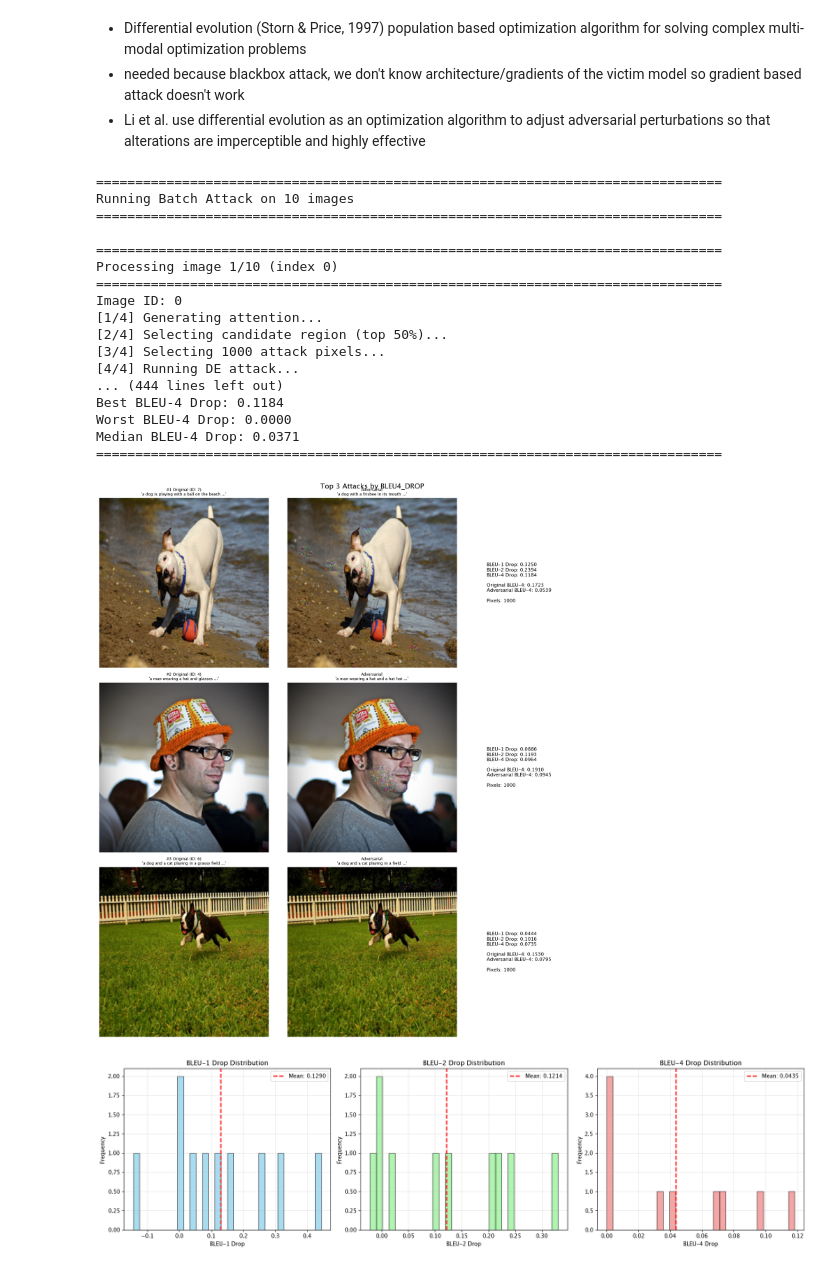
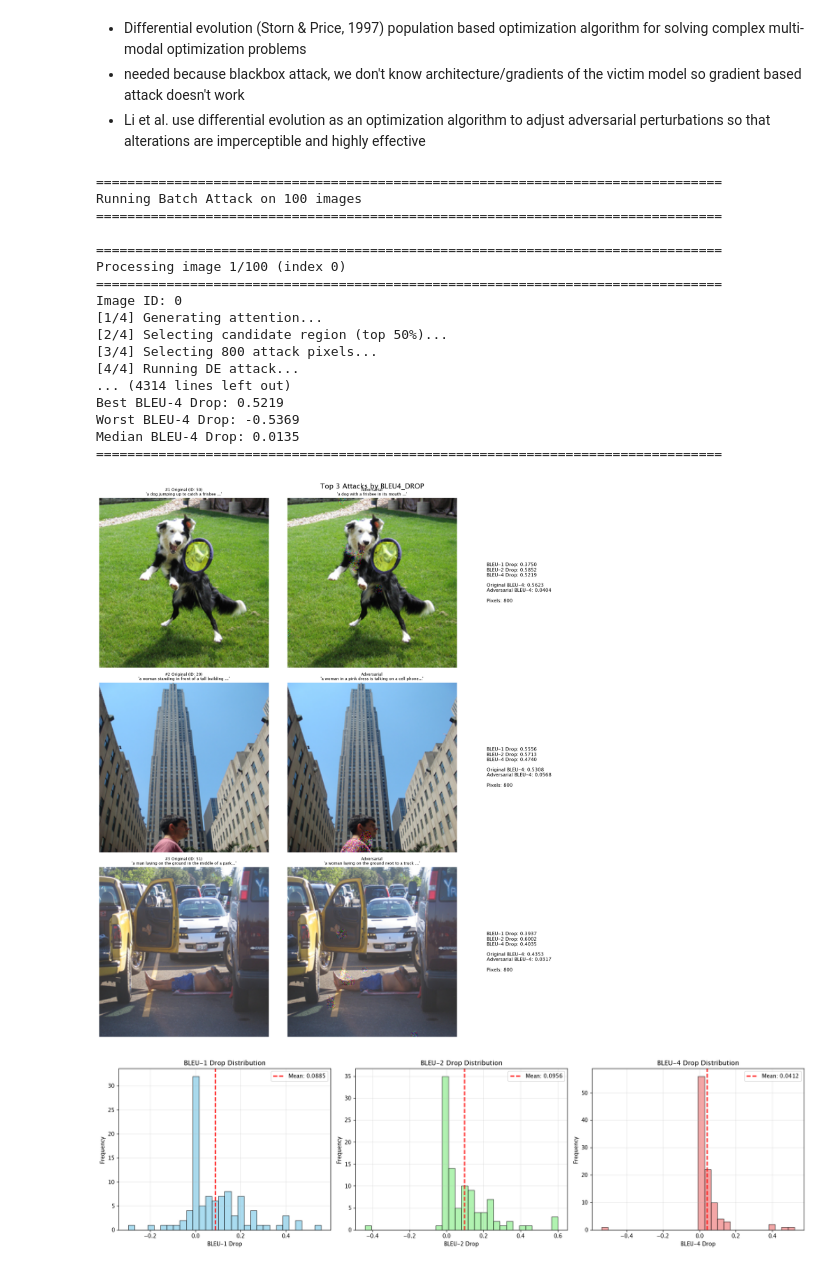
Before and after one commit to seue24/Advanced-Machine-Learning-for-Natural-Language-Processing, a Jupyter notebook: Seb_Notebook.ipynb, the cells around one changed output. Drawn from its saved outputs; the diff is of its cells as text; code cells hidden in the pictures.

Commit message:
results

```diff
--- a/Seb_Notebook.ipynb
+++ b/Seb_Notebook.ipynb
@@ -745,44 +745,39 @@ def plot_bleu_drop_distribution(results_list):
 # %%
 # Execute batch attack
 results = run_batch_attack(
-    num_images=10,
+    num_images=100,
     start_idx=0,
     attention_percentage=0.5,
-    num_attack_pixels=1000,
+    num_attack_pixels=800,
     pixel_selection='topk',
     img_size=224,
     pop_size=20,
     max_iter=5,
     F=0.5,
     delta_range=50
 )
 
 # Evaluation
 df = create_results_table(results)
 visualize_top3_attacks(results, metric='bleu4_drop')
 plot_bleu_drop_distribution(results)
-
-# Save
-import pickle
-with open('attack_results.pkl', 'wb') as f:
-    pickle.dump(results, f)
 # %% [output]
 ================================================================================
-Running Batch Attack on 10 images
+Running Batch Attack on 100 images
 ================================================================================
 
 ================================================================================
-Processing image 1/10 (index 0)
+Processing image 1/100 (index 0)
 ================================================================================
 Image ID: 0
 [1/4] Generating attention...
 [2/4] Selecting candidate region (top 50%)...
-[3/4] Selecting 1000 attack pixels...
+[3/4] Selecting 800 attack pixels...
 [4/4] Running DE attack...
-... (444 lines left out)
-Best BLEU-4 Drop: 0.1184
-Worst BLEU-4 Drop: 0.0000
-Median BLEU-4 Drop: 0.0371
+... (4314 lines left out)
+Best BLEU-4 Drop: 0.5219
+Worst BLEU-4 Drop: -0.5369
+Median BLEU-4 Drop: 0.0135
 ================================================================================
-[figure, old version]
+[figure, new version]
-[figure, old version]
+[figure, new version]
```
